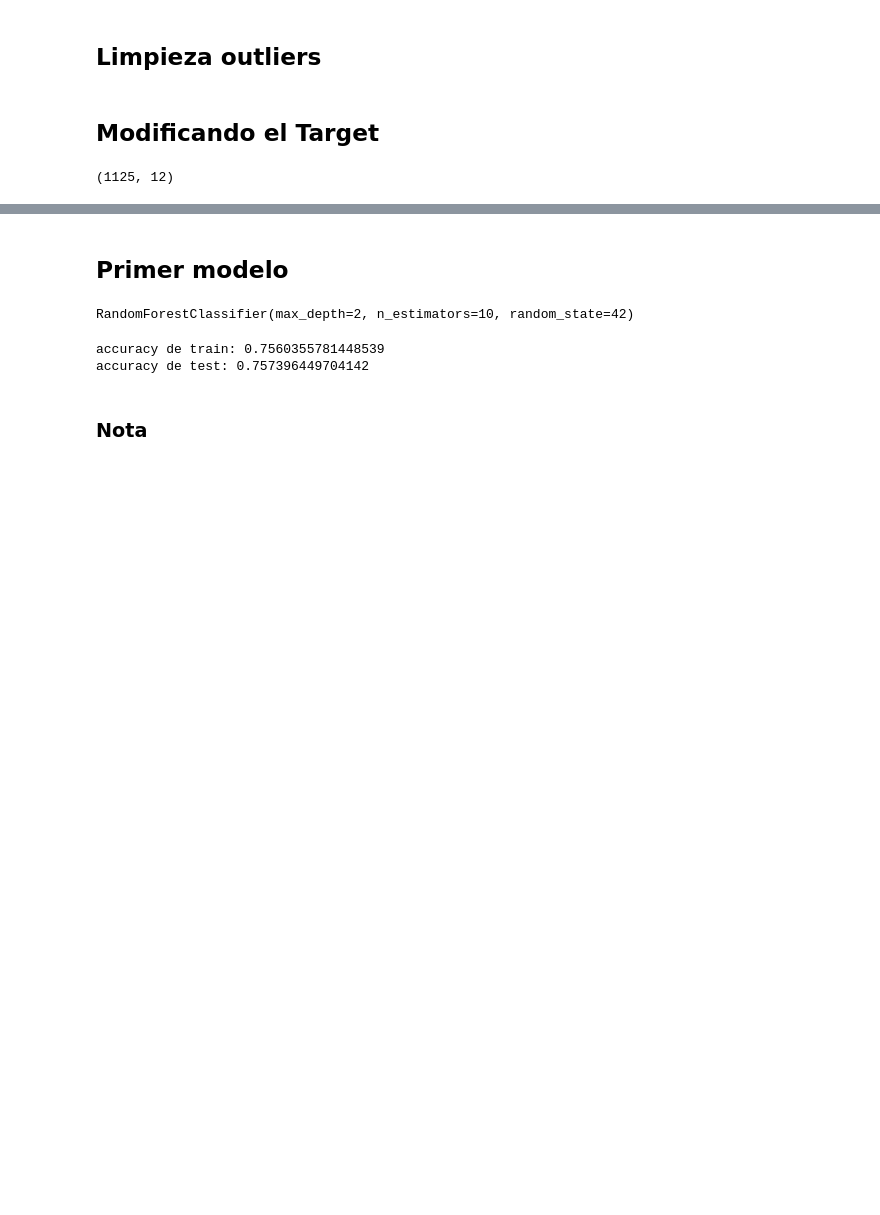
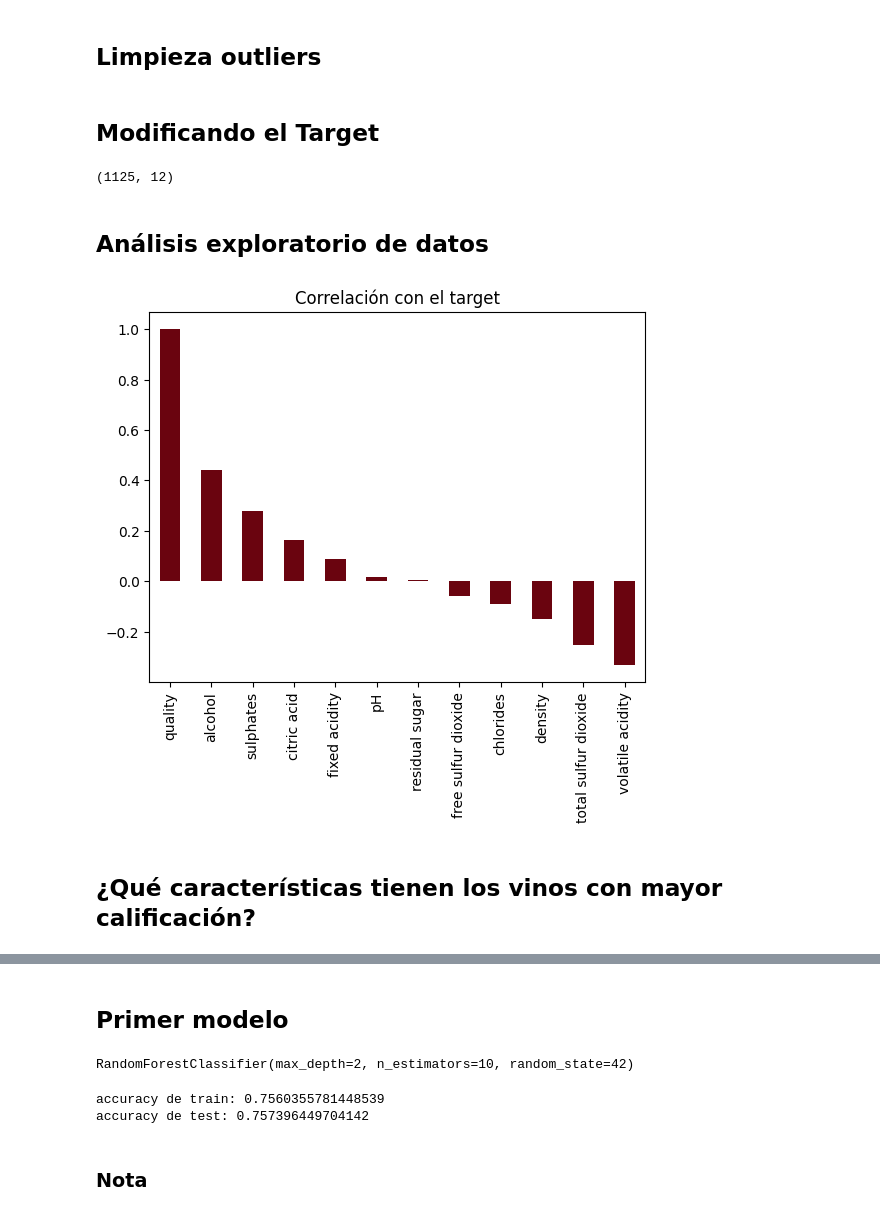
Before and after one commit to giraljv/wines_random_forest, a Jupyter notebook: wines.ipynb, the cells around one changed output, grey strips where cells are left out. Saved outputs shown, nothing was run; the diff lists cells and outputs as text; code cells hidden in the pictures; blank space fills up the shorter version.

```diff
--- a/wines.ipynb
+++ b/wines.ipynb
@@ -99,3 +96,13 @@ df['quality'] = df['quality'].replace([[3,4,5],[6,7,8]],(0,1))
 df.shape
 # %% [output]
 (1125, 12)
+# %% [markdown]
+## Análisis exploratorio de datos
+# %%
+df.corr()['quality'].sort_values(ascending=False).plot(kind='bar',color='#6a040f')
+plt.title('Correlación con el target')
+plt.show()
+# %% [output]
+[figure, added]
+# %% [markdown]
+## ¿Qué características tienen los vinos con mayor calificación?
```
Also changed, not shown: parts of 28 cells of this notebook, 1 other file.
